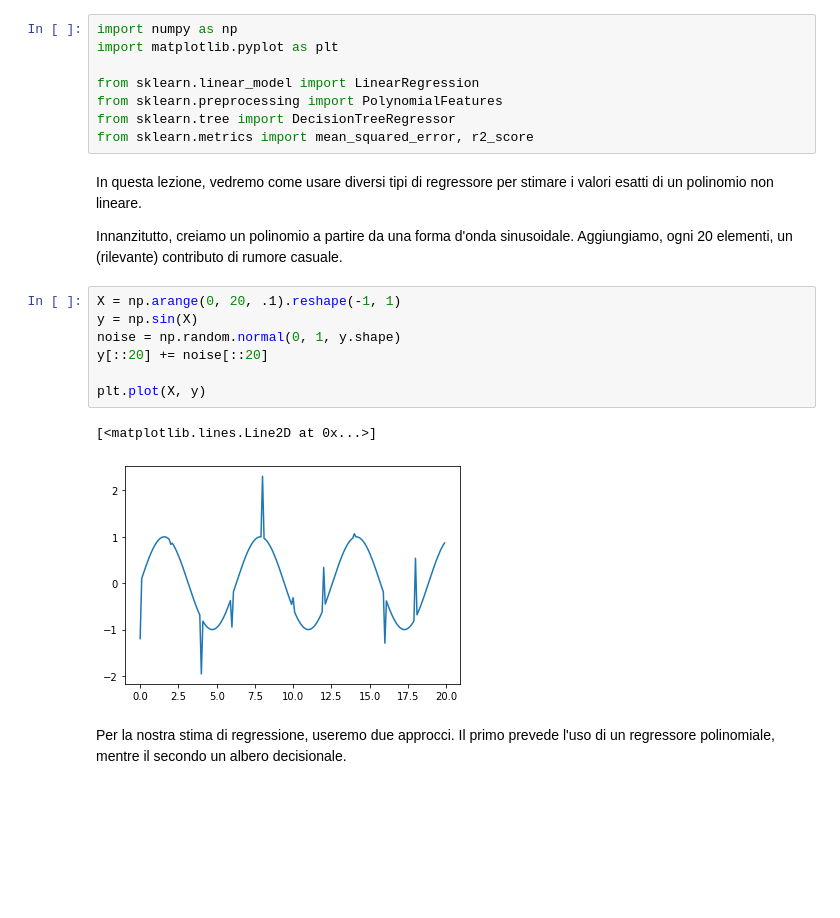
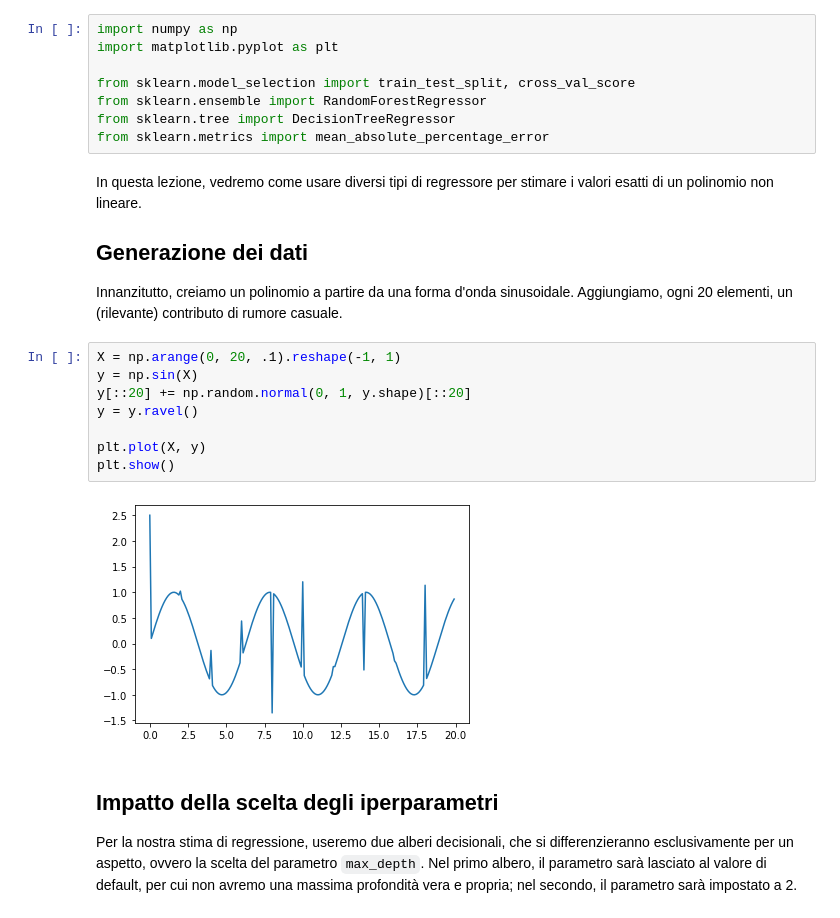
Before and after one commit to anhelus/pcs, a Jupyter notebook: notebooks/base/lezioni/lezione_14.ipynb, the cells around one changed output. Saved outputs shown, nothing was run; the diff lists cells and outputs as text; blank space fills up the shorter version.

```diff
--- a/notebooks/base/lezioni/lezione_14.ipynb
+++ b/notebooks/base/lezioni/lezione_14.ipynb
@@ -2,24 +2,28 @@
 import numpy as np
 import matplotlib.pyplot as plt
 
-from sklearn.linear_model import LinearRegression
-from sklearn.preprocessing import PolynomialFeatures
+from sklearn.model_selection import train_test_split, cross_val_score
+from sklearn.ensemble import RandomForestRegressor
 from sklearn.tree import DecisionTreeRegressor
-from sklearn.metrics import mean_squared_error, r2_score
+from sklearn.metrics import mean_absolute_percentage_error
 # %% [markdown]
 In questa lezione, vedremo come usare diversi tipi di regressore per stimare i valori esatti di un polinomio non lineare.
 
+## Generazione dei dati
+
 Innanzitutto, creiamo un polinomio a partire da una forma d'onda sinusoidale. Aggiungiamo, ogni 20 elementi, un (rilevante) contributo di rumore casuale.
 # %%
 X = np.arange(0, 20, .1).reshape(-1, 1)
 y = np.sin(X)
-noise = np.random.normal(0, 1, y.shape)
-y[::20] += noise[::20]
+y[::20] += np.random.normal(0, 1, y.shape)[::20]
+y = y.ravel()
 
 plt.plot(X, y)
+plt.show()
 # %% [output]
-[<matplotlib.lines.Line2D at 0x...>]
-[figure, old version]
+[figure, new version]
 # %% [markdown]
-Per la nostra stima di regressione, useremo due approcci. Il primo prevede l'uso di un regressore polinomiale, mentre il secondo un albero decisionale.
+## Impatto della scelta degli iperparametri
+
+Per la nostra stima di regressione, useremo due alberi decisionali, che si differenzieranno esclusivamente per un aspetto, ovvero la scelta del parametro `max_depth`. Nel primo albero, il parametro sarà lasciato al valore di default, per cui non avremo una massima profondità vera e propria; nel secondo, il parametro sarà impostato a 2.
 # %%
```
Also changed, not shown: parts of 11 cells of this notebook, 1 other file.
